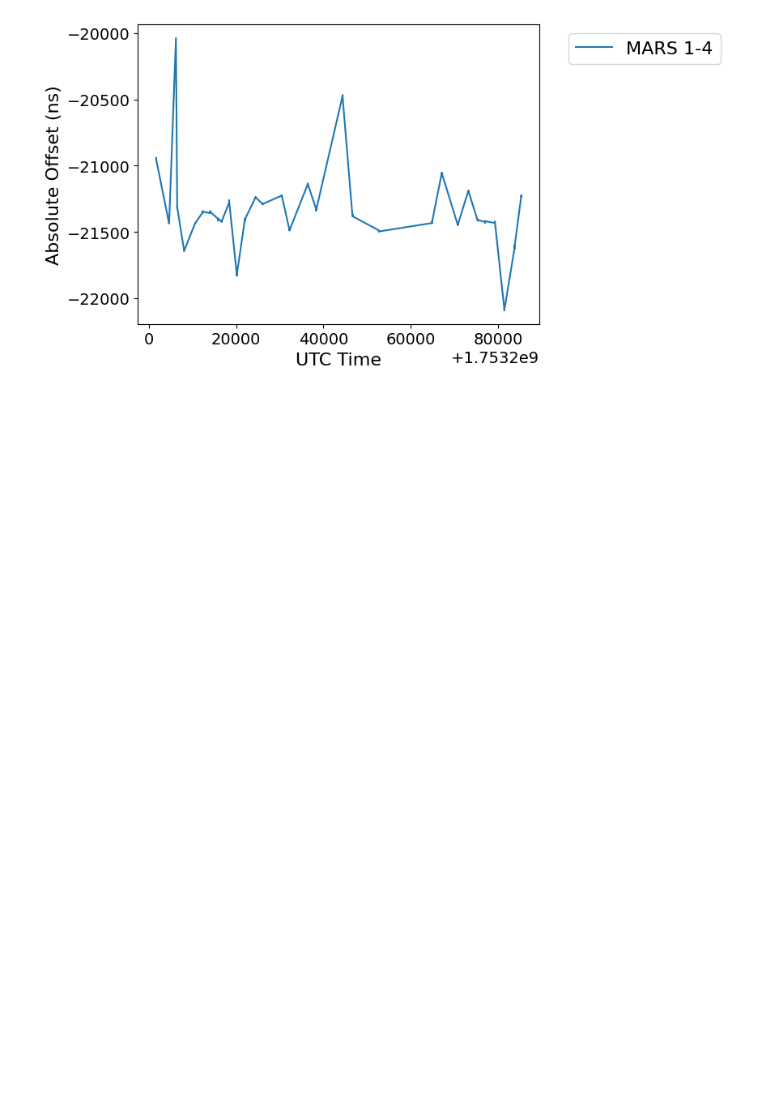
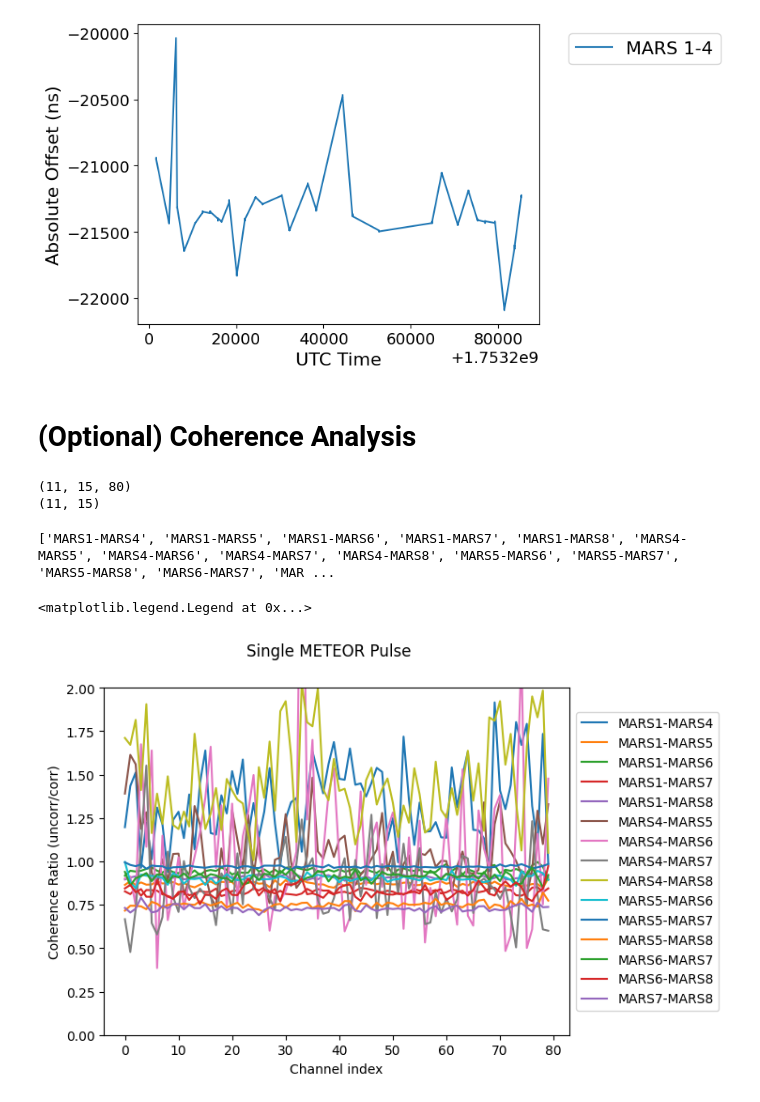
Before and after one commit to ALBATROS-Experiment/albatros_analysis, a Jupyter notebook: scripts/orbcomm/master_flow.ipynb, the cells around one changed output. Drawn from its saved outputs; the diff is of its cells as text; code cells hidden in the pictures; blank space fills up the shorter version.

```diff
--- a/scripts/orbcomm/master_flow.ipynb
+++ b/scripts/orbcomm/master_flow.ipynb
@@ -579,3 +582,44 @@ plt.legend(bbox_to_anchor=(1.05, 1), loc='upper left')
 # %% [output]
 <matplotlib.legend.Legend at 0x...>
 [figure]
+# %% [markdown]
+# (Optional) Coherence Analysis
+# %%
+ratios_all_mean = []
+ratios_all = []
+with h5py.File('/scratch/thomasb/batch_1753200150/coherence/coherence_ratios.h5', 'r') as f:
+    for fname in fnames:
+        if fname in f:
+            ratios = f[fname]['ratios'][:]
+            ratios_all.append(ratios)
+            ratios_mean = np.mean(ratios, axis = 1)
+            ratios_all_mean.append(ratios_mean)
+
+ratios_all = np.array(ratios_all)
+print(ratios_all.shape)
+ratios_all_mean = np.array(ratios_all_mean)
+print(ratios_all_mean.shape)
+# %% [output]
+(11, 15, 80)
+(11, 15)
+# %%
+from itertools import combinations
+ant_idxs = [0,2,3,4,5,6]
+bls = list(combinations(ant_idxs, 2))
+antmap = {0:"MARS1", 1:"MARS2",2:"MARS4",3:"MARS5",4:"MARS6",5:"MARS7",6:"MARS8"}
+labels = [f"{antmap[i]}-{antmap[j]}" for i, j in bls]
+print(labels)
+# %% [output]
+['MARS1-MARS4', 'MARS1-MARS5', 'MARS1-MARS6', 'MARS1-MARS7', 'MARS1-MARS8', 'MARS4-MARS5', 'MARS4-MARS6', 'MARS4-MARS7', 'MARS4-MARS8', 'MARS5-MARS6', 'MARS5-MARS7', 'MARS5-MARS8', 'MARS6-MARS7', 'MAR ...
+# %%
+for i in range(ratios_all.shape[1]):
+    plt.plot(ratios_all[5, i, :], label=labels[i])
+    #print(ratios_all[0, i, :].shape)
+plt.xlabel('Channel index')
+plt.ylim(0, 2)
+plt.ylabel('Coherence Ratio (uncorr/corr)')
+plt.suptitle('Single METEOR Pulse')
+plt.legend(loc='center left', bbox_to_anchor=(1, 0.5))
+# %% [output]
+<matplotlib.legend.Legend at 0x...>
+[figure, added]
```
Also changed, not shown: parts of 14 cells of this notebook, 9 other files.
